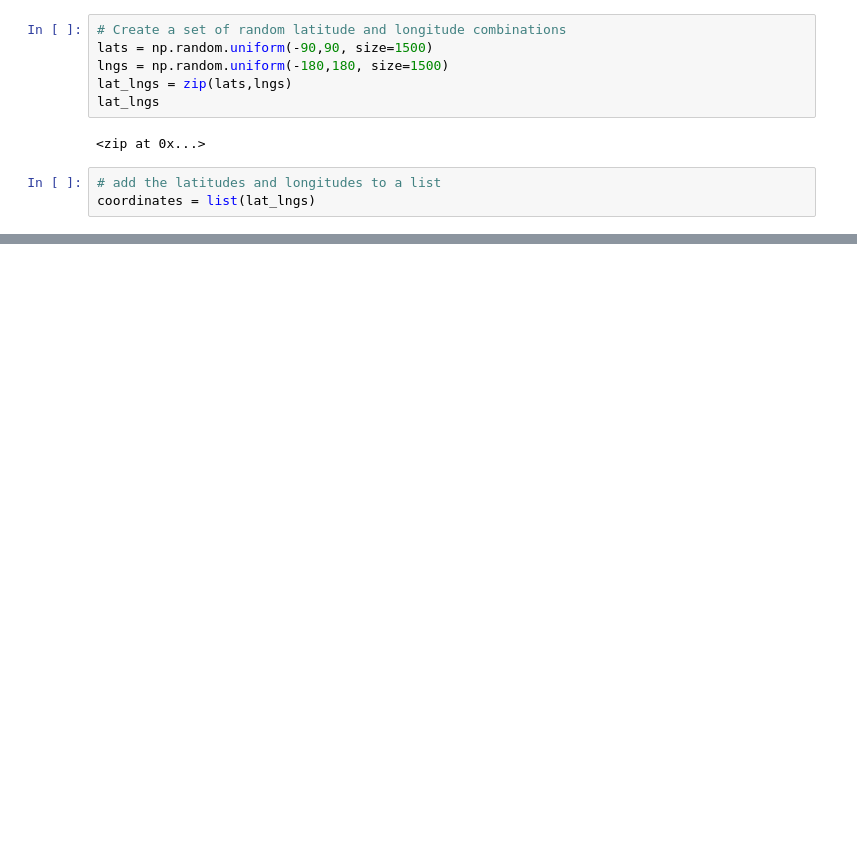
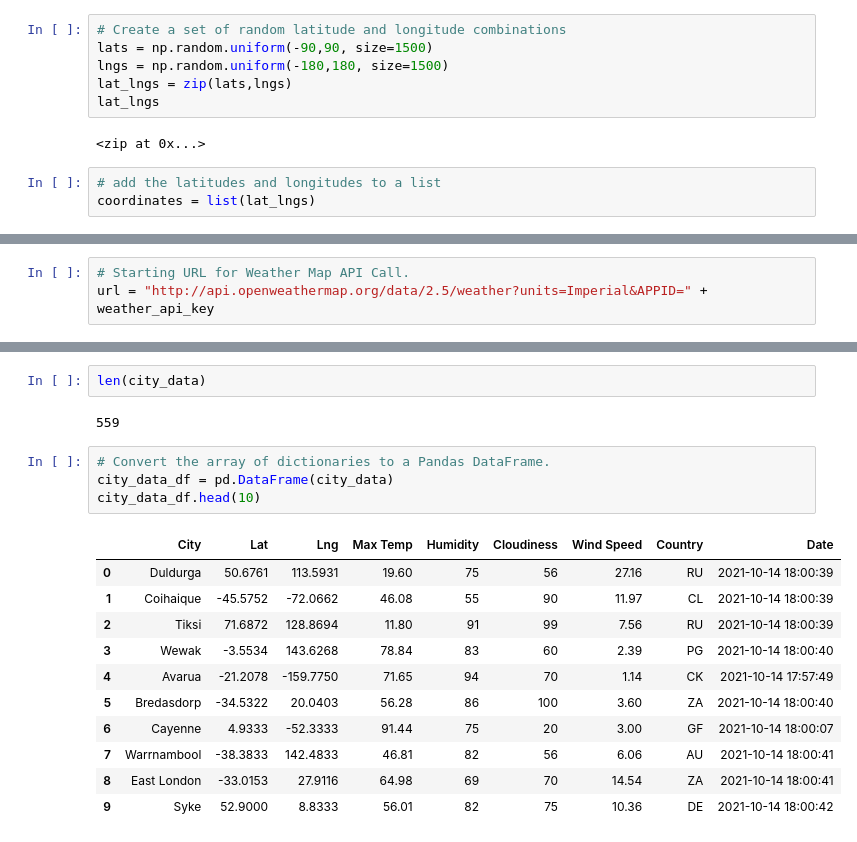
Before and after one commit to phillipbrock/World_Weather_Analysis, a Jupyter notebook: WeatherPy.ipynb, the cells around one changed output, grey strips where cells are left out. Drawn from its saved outputs; the diff is of its cells as text; blank space fills up the shorter version.

```diff
--- a/WeatherPy.ipynb
+++ b/WeatherPy.ipynb
@@ -31,0 +38,3 @@ len(cities)
+# %%
+# Starting URL for Weather Map API Call.
+url = "http://api.openweathermap.org/data/2.5/weather?units=Imperial&APPID=" + weather_api_key
@@ -31,0 +119,20 @@ len(cities)
+# %%
+len(city_data)
+# %% [output]
+559
+# %%
+# Convert the array of dictionaries to a Pandas DataFrame.
+city_data_df = pd.DataFrame(city_data)
+city_data_df.head(10)
+# %% [output]
+|  | City | Lat | Lng | Max Temp | Humidity | Cloudiness | Wind Speed | Country | Date |
+| 0 | Duldurga | 50.6761 | 113.5931 | 19.60 | 75 | 56 | 27.16 | RU | 2021-10-14 18:00:39 |
+| 1 | Coihaique | -45.5752 | -72.0662 | 46.08 | 55 | 90 | 11.97 | CL | 2021-10-14 18:00:39 |
+| 2 | Tiksi | 71.6872 | 128.8694 | 11.80 | 91 | 99 | 7.56 | RU | 2021-10-14 18:00:39 |
+| 3 | Wewak | -3.5534 | 143.6268 | 78.84 | 83 | 60 | 2.39 | PG | 2021-10-14 18:00:40 |
+| 4 | Avarua | -21.2078 | -159.7750 | 71.65 | 94 | 70 | 1.14 | CK | 2021-10-14 17:57:49 |
+| 5 | Bredasdorp | -34.5322 | 20.0403 | 56.28 | 86 | 100 | 3.60 | ZA | 2021-10-14 18:00:40 |
+| 6 | Cayenne | 4.9333 | -52.3333 | 91.44 | 75 | 20 | 3.00 | GF | 2021-10-14 18:00:07 |
+| 7 | Warrnambool | -38.3833 | 142.4833 | 46.81 | 82 | 56 | 6.06 | AU | 2021-10-14 18:00:41 |
+| 8 | East London | -33.0153 | 27.9116 | 64.98 | 69 | 70 | 14.54 | ZA | 2021-10-14 18:00:41 |
+| 9 | Syke | 52.9000 | 8.8333 | 56.01 | 82 | 75 | 10.36 | DE | 2021-10-14 18:00:42 |
```
Also changed, not shown: parts of 5 cells of this notebook, 3 other files.
